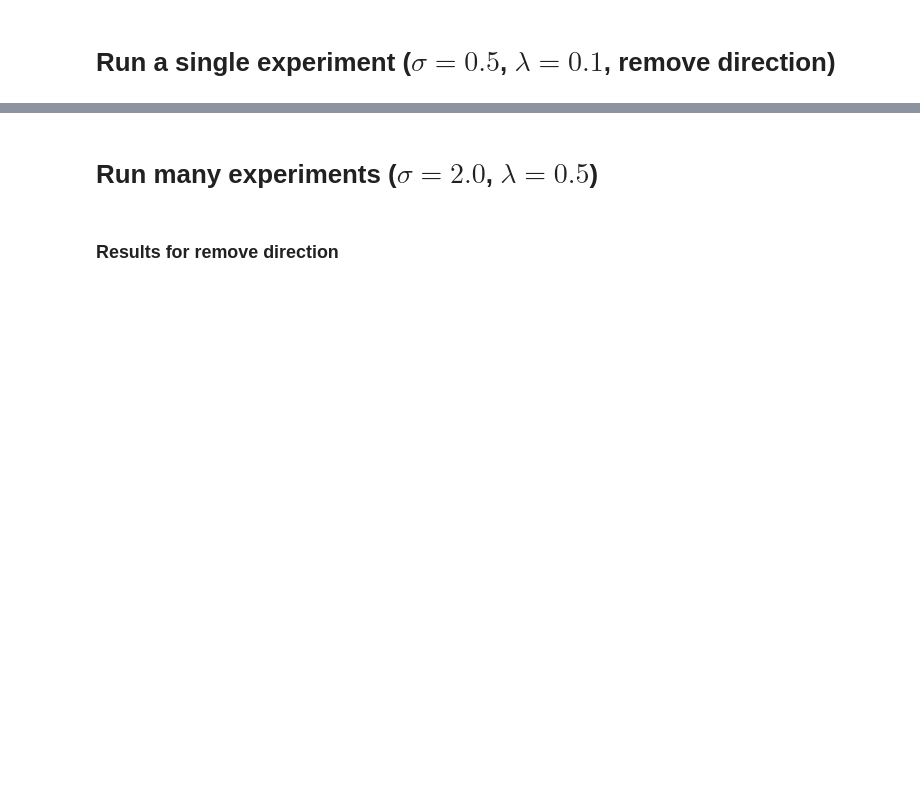
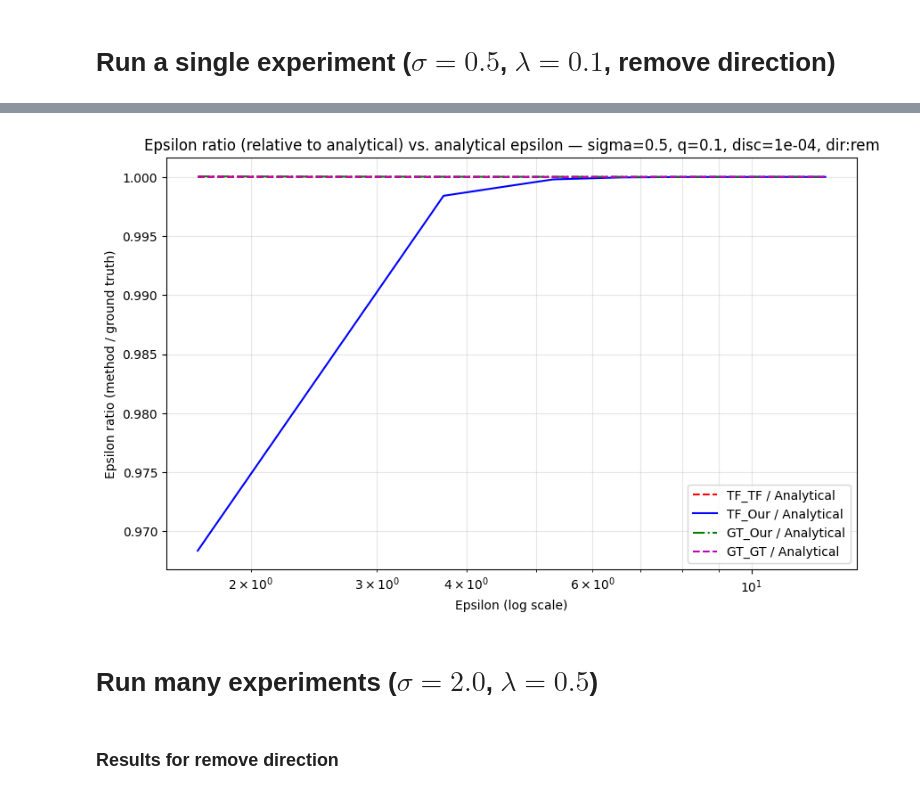
Before and after one commit to moshenfeld/PLD_subsampling, a Jupyter notebook: PLD_subsampling/example.ipynb, the cells around one changed output, grey strips where cells are left out. Saved outputs shown, nothing was run; the diff lists cells and outputs as text; code cells hidden in the pictures; blank space fills up the shorter version.

```diff
--- a/PLD_subsampling/example.ipynb
+++ b/PLD_subsampling/example.ipynb
@@ -37,6 +55,8 @@ fig_cdf.show()
 # %%
-fig_eps = create_epsilon_delta_plot(delta_values=deltas, versions=versions, eps_GT=eps_GT, log_x_axis=True, log_y_axis=False, title_suffix=f'sigma={sigma}, q={q}, disc={discretization:.0e}, dir:{'rem' if remove_direction else 'add'}')
+fig_eps = create_epsilon_delta_plot(delta_values=deltas, versions=versions, eps_GT=eps_GT, log_x_axis=True, log_y_axis=False, title_suffix=f'sigma={sigma}, q={q}, disc={discretization:.0e}, dir:{dir_text}')
 fig_eps.show()
+# %% [output]
+[figure, added]
 # %% [markdown]
 # Run many experiments  ($\sigma=2.0$, $\lambda=0.5$)
 # %%
```
Also changed, not shown: parts of 8 cells of this notebook, 8 other files.
